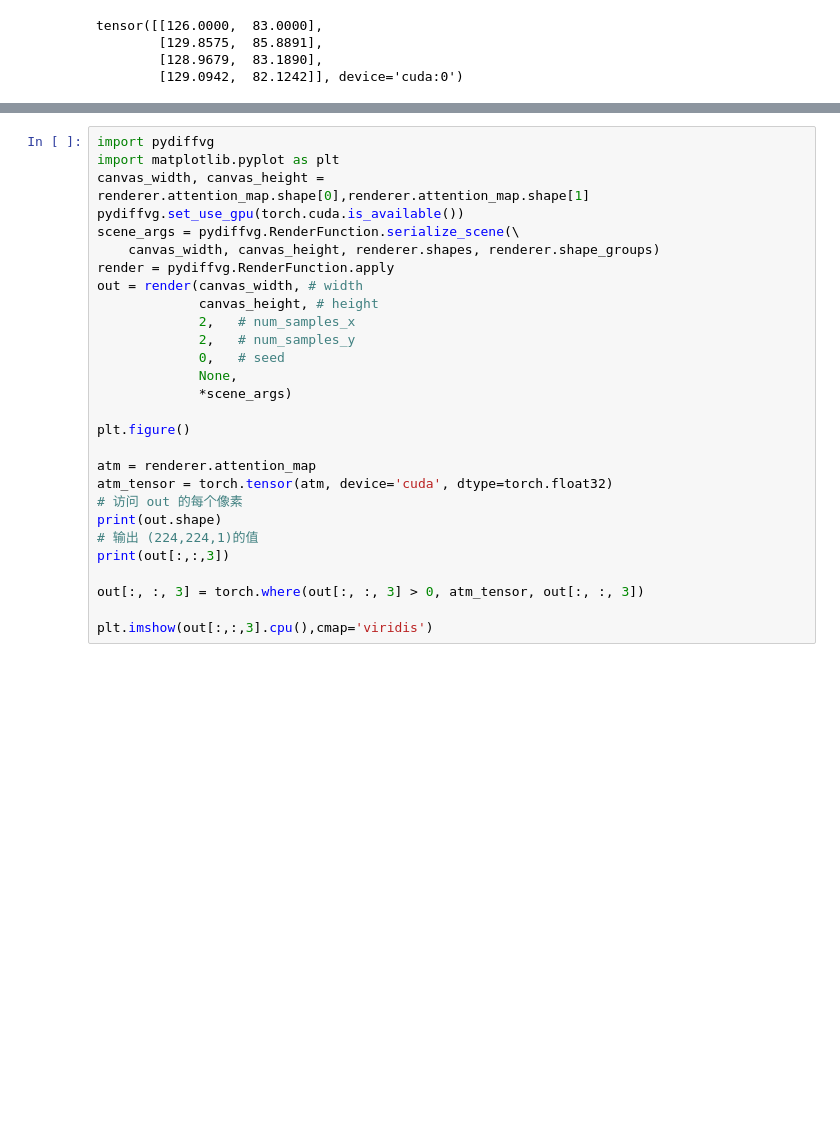
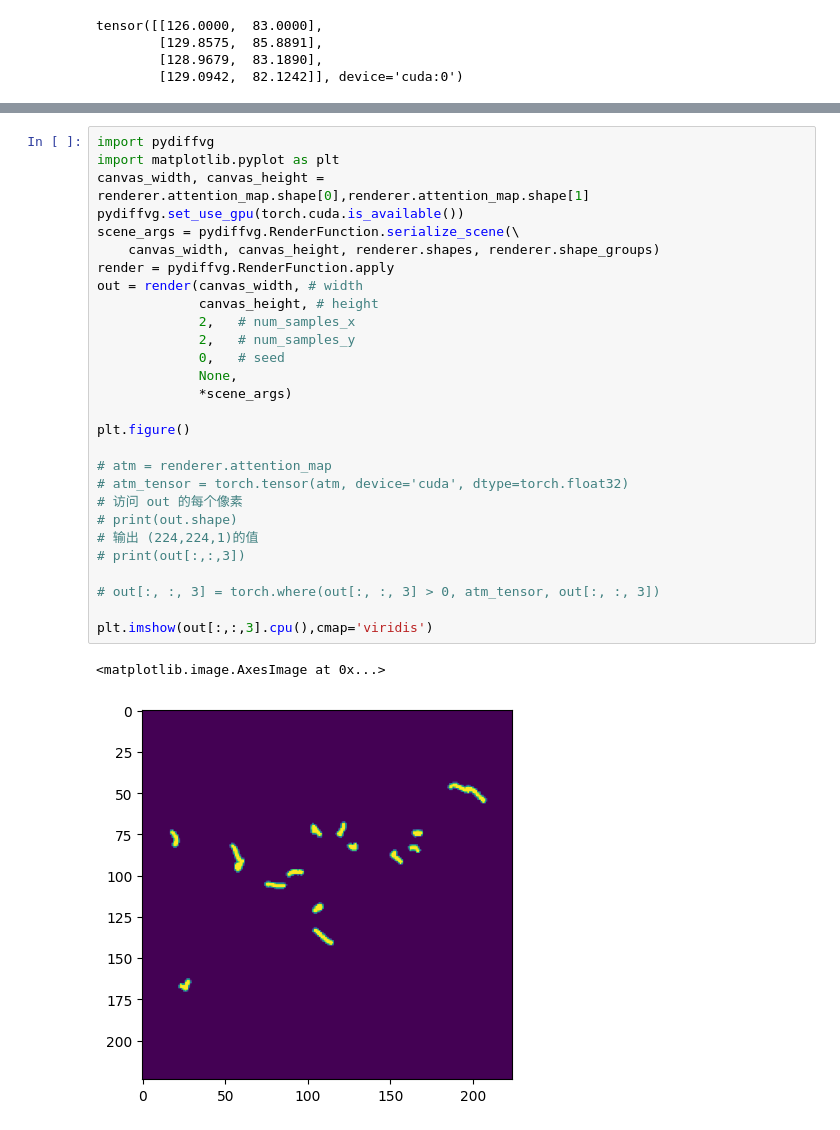
Before and after one commit to Sentixxx/CLIPasso, a Jupyter notebook: CLIPassoModule.ipynb, the cells around one changed output, grey strips where cells are left out. Drawn from its saved outputs; the diff is of its cells as text; blank space fills up the shorter version.

```diff
--- a/CLIPassoModule.ipynb
+++ b/CLIPassoModule.ipynb
@@ -137,31 +244,34 @@ feature_matrix = torch.stack(renderer.control_points_set)
 # %%
 import pydiffvg
 import matplotlib.pyplot as plt
 canvas_width, canvas_height = renderer.attention_map.shape[0],renderer.attention_map.shape[1]
 pydiffvg.set_use_gpu(torch.cuda.is_available())
 scene_args = pydiffvg.RenderFunction.serialize_scene(\
     canvas_width, canvas_height, renderer.shapes, renderer.shape_groups)
 render = pydiffvg.RenderFunction.apply
 out = render(canvas_width, # width
              canvas_height, # height
              2,   # num_samples_x
              2,   # num_samples_y
              0,   # seed
              None,
              *scene_args)
 
 plt.figure()
 
-atm = renderer.attention_map
-atm_tensor = torch.tensor(atm, device='cuda', dtype=torch.float32)
+# atm = renderer.attention_map
+# atm_tensor = torch.tensor(atm, device='cuda', dtype=torch.float32)
 # 访问 out 的每个像素
-print(out.shape)
+# print(out.shape)
 # 输出 (224,224,1)的值
-print(out[:,:,3])
+# print(out[:,:,3])
 
-out[:, :, 3] = torch.where(out[:, :, 3] > 0, atm_tensor, out[:, :, 3])
+# out[:, :, 3] = torch.where(out[:, :, 3] > 0, atm_tensor, out[:, :, 3])
 
 plt.imshow(out[:,:,3].cpu(),cmap='viridis')
+# %% [output]
+<matplotlib.image.AxesImage at 0x...>
+[figure, added]
 # %%
 import matplotlib.pyplot as plt
 
```
Also changed, not shown: parts of 7 cells of this notebook.
